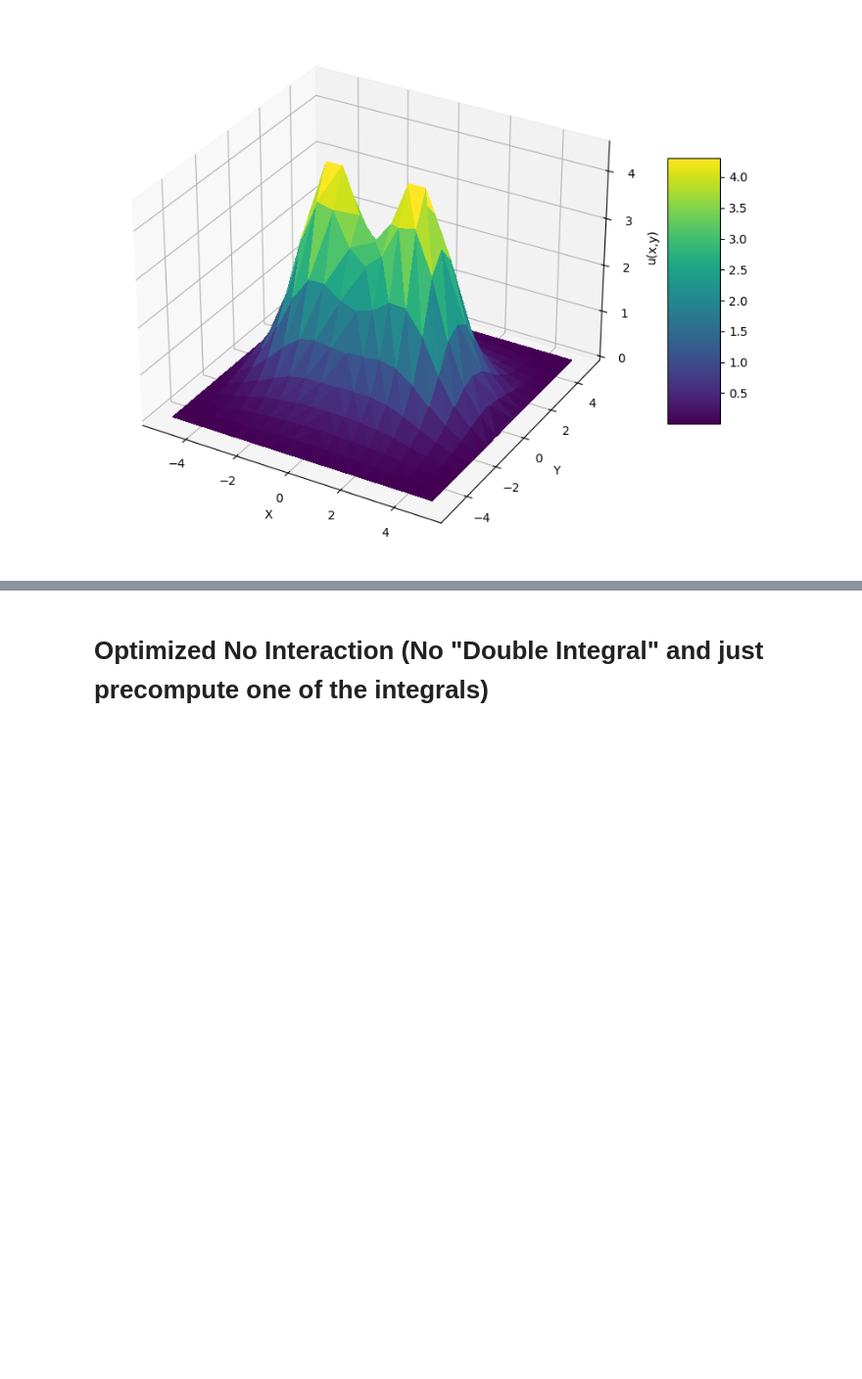
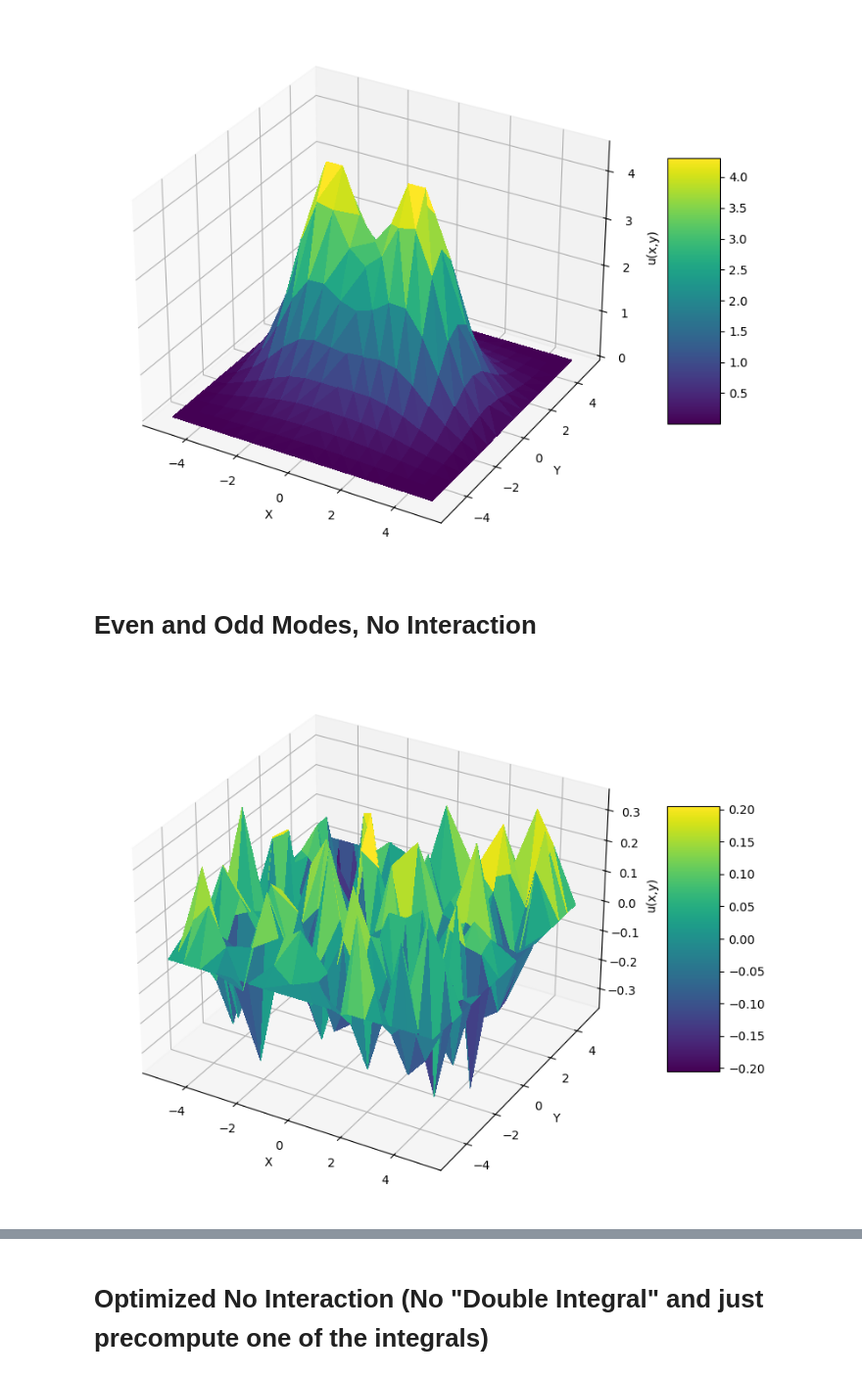
Before and after one commit to vcaipu/cqednumerics, a Jupyter notebook: examples/2DInteraction.ipynb, the cells around one changed output, grey strips where cells are left out. Shown at 98% size. Saved outputs shown, nothing was run; the diff lists cells and outputs as text; code cells hidden in the pictures; blank space fills up the shorter version.

```diff
--- a/examples/2DInteraction.ipynb
+++ b/examples/2DInteraction.ipynb
@@ -743,3 +810,62 @@ u_interior_result = jnp.load("2DModesNoInt.npy")
 femsystem_imported.plot_at_interior_2d_in3d(u_interior_result)
 # %% [output]
 [figure]
+# %% [markdown]
+# Even and Odd Modes, No Interaction
+# %%
+def ke_func(u,grad_u,x):
+    return jnp.sum(grad_u**2,axis=0)
+
+# For Potential Energy Double Inetgral, u1 is our function phi_{+/-} and u2 is theta.
+def pe_func(u,grad_u,u2,grad_u2,x):
+    return u**2
+
+def theta_func(u,grad_u,u2,grad_u2,x):
+    return u2
+
+def theta(x_vec):
+    x,y = x_vec[0],x_vec[1]
+    sideLen = 1.5
+    centerLeft,centerRight = (-2.5,0), (2.5,0)
+    cond1 = (jnp.abs(x-centerLeft[0]) <= sideLen / 2) & (jnp.abs(y-centerLeft[1]) <= sideLen / 2)
+    cond2 = (jnp.abs(x-centerRight[0]) <= sideLen / 2) & (jnp.abs(y-centerRight[1]) <= sideLen / 2)
+    return cond1 | cond2
+
+epsilon = 1e-20
+def G(x_vec,y_vec):
+    # return 1 / jnp.sqrt(jnp.sum((x_vec-y_vec)**2,axis=-1)) + epsilon
+    return 1 / (2*jnp.pi) * jnp.log(jnp.sqrt(jnp.sum((x_vec-y_vec)**2,axis=-1)) + epsilon)
+
+theta_at_dofs = theta(femsystem.doflocs)
+G_mat = femsystem.get_sparse_interaction_mat(G)
+# print(jnp.min(G_mat.todense()))
+
+
+# VERY VERY IMPORTANT TO PASS IN G_mat AS AN ARGUMENT, AND SET TO CONSTANT IN OPTIMIZATION LOOP
+# This is because when JAX compiles this function, it will treat the G_mat as a "tracer", so just any matrix of constants with some shape.
+# If you hardcode it into the function, it will treat it as an actual part of the code and will spent time compiling a massive amount of hardcoded values as "code" essentially. This is why it takes almost 10 minutes to run first optimization iteration.
+# @jax.jit
+
+def epsilon_func(u_global,G_mat):
+    # Kinetic Term
+    kinetic = femsystem.integrate(ke_func,u_global)
+    # print(kinetic)
+
+    # Potential Term
+    potential = femsystem.double_integral(pe_func,theta_func,G_mat,u_global,theta_at_dofs)
+    # print(potential)
+
+    return kinetic + potential
+
+def objective(u_interior,G_mat):
+    u_even,u_odd = femsystem.separate_even_odd_apply_by_and_norm(u_interior)
+    return ( epsilon_func(u_even,G_mat) + epsilon_func(u_odd,G_mat) ) / 2 # e++ + e-- / 2
+
+# Test that it doesn't give an error
+u_init_interior = femsystem.get_initial_random_interior()
+temp = objective(u_init_interior,G_mat)
+u_even,u_odd = femsystem.separate_even_odd_apply_by_and_norm(u_init_interior)
+femsystem.plot_at_interior_2d_in3d(u_odd[femsystem.interior_dofs])
+# femsystem.plot_func_2d(lambda a,b: theta([a,b]))
+# %% [output]
+[figure, added]
```
Also changed, not shown: parts of 9 cells of this notebook, 4 other files.
